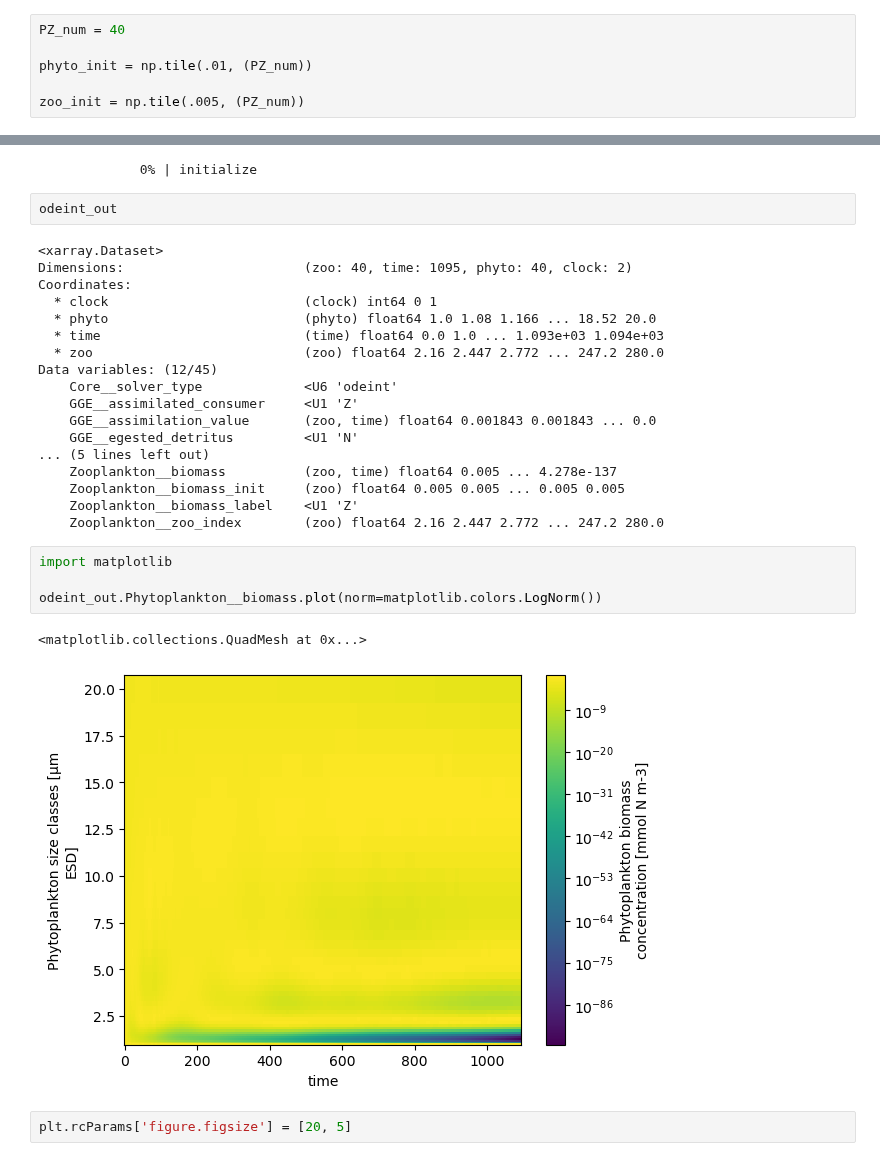
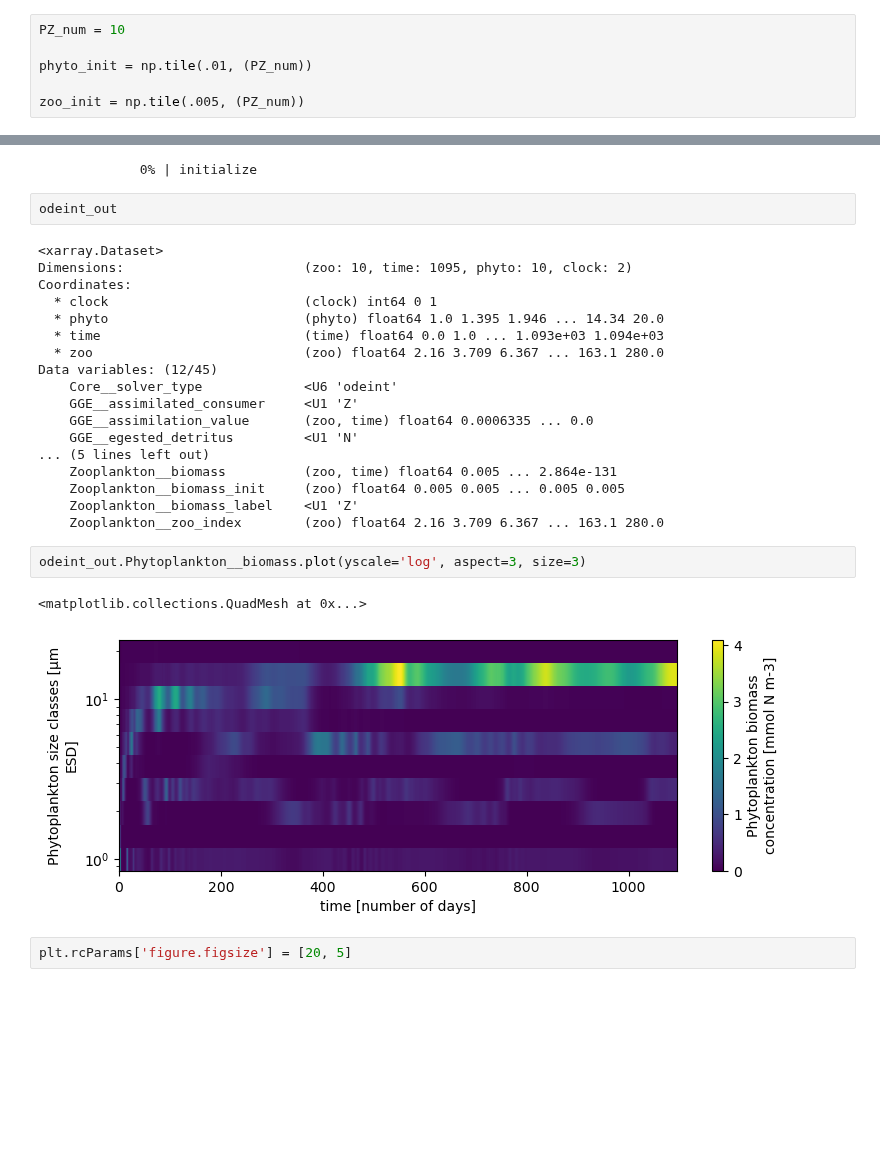
Before and after one commit to ben1post/phydra, a Jupyter notebook: examples/ZeroD_NPxZx_Chemostat.ipynb, the cells around one changed output, grey strips where cells are left out. Cells and saved outputs as stored; diff of their text form; blank space fills up the shorter version.

```diff
--- a/examples/ZeroD_NPxZx_Chemostat.ipynb
+++ b/examples/ZeroD_NPxZx_Chemostat.ipynb
@@ -12,7 +12,7 @@ import matplotlib.pyplot as plt
 # %% [markdown]
 # Parameter helping functions (Size Arrays & Allometries)
 # %%
-PZ_num = 40
+PZ_num = 10
 
 phyto_init = np.tile(.01, (PZ_num))
 
@@ -216,29 +189,27 @@ with ProgressBar():
 odeint_out
 # %% [output]
 <xarray.Dataset>
-Dimensions:                       (zoo: 40, time: 1095, phyto: 40, clock: 2)
+Dimensions:                       (zoo: 10, time: 1095, phyto: 10, clock: 2)
 Coordinates:
   * clock                         (clock) int64 0 1
-  * phyto                         (phyto) float64 1.0 1.08 1.166 ... 18.52 20.0
+  * phyto                         (phyto) float64 1.0 1.395 1.946 ... 14.34 20.0
   * time                          (time) float64 0.0 1.0 ... 1.093e+03 1.094e+03
-  * zoo                           (zoo) float64 2.16 2.447 2.772 ... 247.2 280.0
+  * zoo                           (zoo) float64 2.16 3.709 6.367 ... 163.1 280.0
 Data variables: (12/45)
     Core__solver_type             <U6 'odeint'
     GGE__assimilated_consumer     <U1 'Z'
-    GGE__assimilation_value       (zoo, time) float64 0.001843 0.001843 ... 0.0
+    GGE__assimilation_value       (zoo, time) float64 0.0006335 ... 0.0
     GGE__egested_detritus         <U1 'N'
 ... (5 lines left out)
-    Zooplankton__biomass          (zoo, time) float64 0.005 ... 4.278e-137
+    Zooplankton__biomass          (zoo, time) float64 0.005 ... 2.864e-131
     Zooplankton__biomass_init     (zoo) float64 0.005 0.005 ... 0.005 0.005
     Zooplankton__biomass_label    <U1 'Z'
-    Zooplankton__zoo_index        (zoo) float64 2.16 2.447 2.772 ... 247.2 280.0
+    Zooplankton__zoo_index        (zoo) float64 2.16 3.709 6.367 ... 163.1 280.0
-# %%
-import matplotlib
-
-odeint_out.Phytoplankton__biomass.plot(norm=matplotlib.colors.LogNorm())
-# %% [output]
-<matplotlib.collections.QuadMesh at 0x...>
-[figure, removed]
+# %%
+odeint_out.Phytoplankton__biomass.plot(yscale='log', aspect=3, size=3)
+# %% [output]
+<matplotlib.collections.QuadMesh at 0x...>
+[figure, added]
 # %%
 plt.rcParams['figure.figsize'] = [20, 5]
 # %%
```
Also changed, not shown: parts of 7 cells of this notebook, 1 other file.
